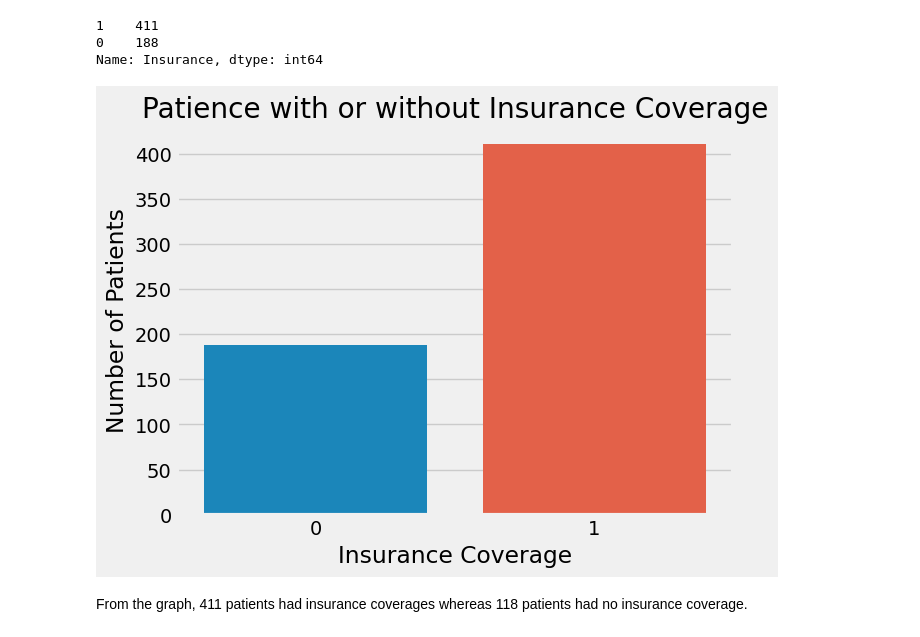
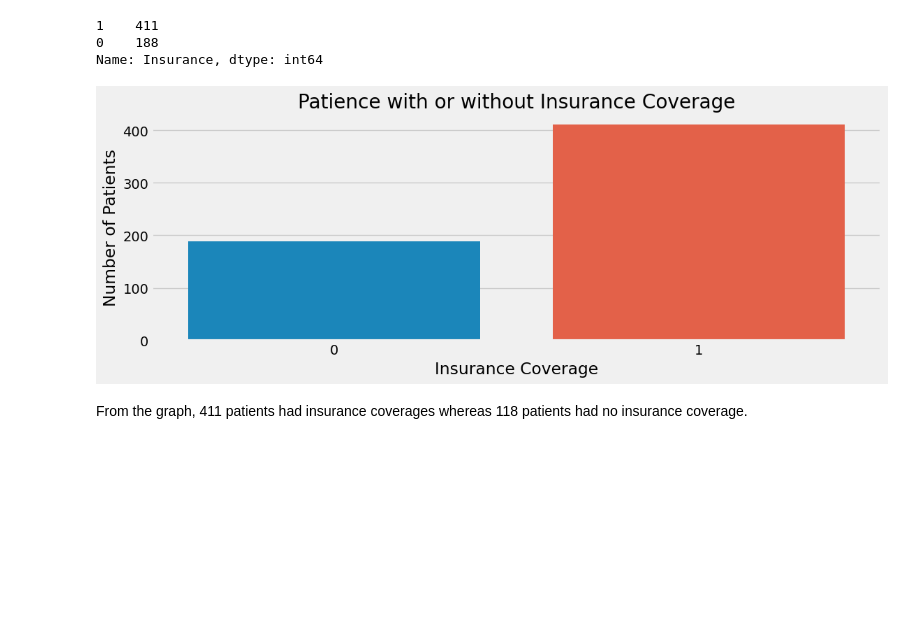
Before and after one commit to elvis-darko/Embedding-machine-model-into-web-App, a Jupyter notebook: dev/embedding-ml-model-into-app.ipynb, the cells around one changed output. Cells and saved outputs as stored; diff of their text form; code cells hidden in the pictures; blank space fills up the shorter version.

```diff
--- a/dev/embedding-ml-model-into-app.ipynb
+++ b/dev/embedding-ml-model-into-app.ipynb
@@ -172,13 +179,16 @@ sepsis_train["Insurance"].value_counts()
 Name: Insurance, dtype: int64
 # %%
 #Plot value counts on a graph
+
+plt.figure(figsize=(12, 4))
+
 sns.countplot(x='Insurance', data=sepsis_train)
 plt.title("Patience with or without Insurance Coverage")
 plt.xlabel('Insurance Coverage')
 plt.ylabel('Number of Patients')
 plt.show()
 # %% [output]
-[figure, old version]
+[figure, new version]
 # %% [markdown]
 From the graph, 411 patients had insurance coverages whereas 118 patients had no insurance coverage.
 # %% [markdown]
```
Also changed, not shown: parts of 62 cells of this notebook.
